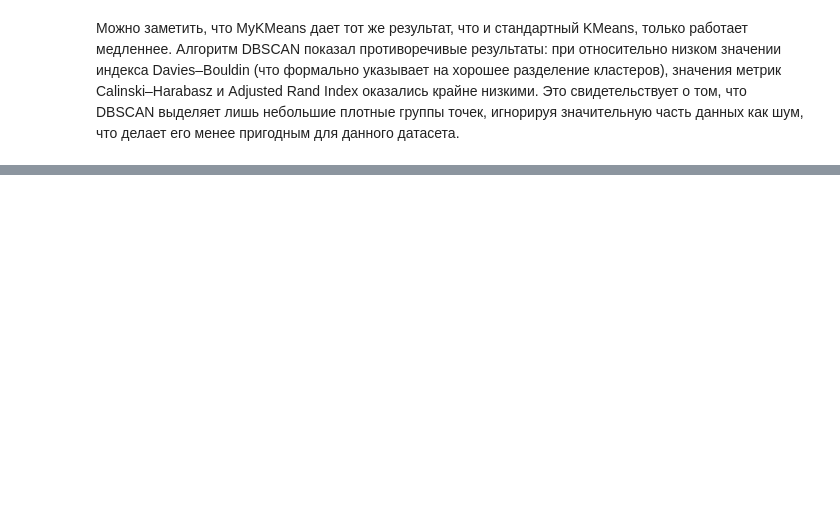
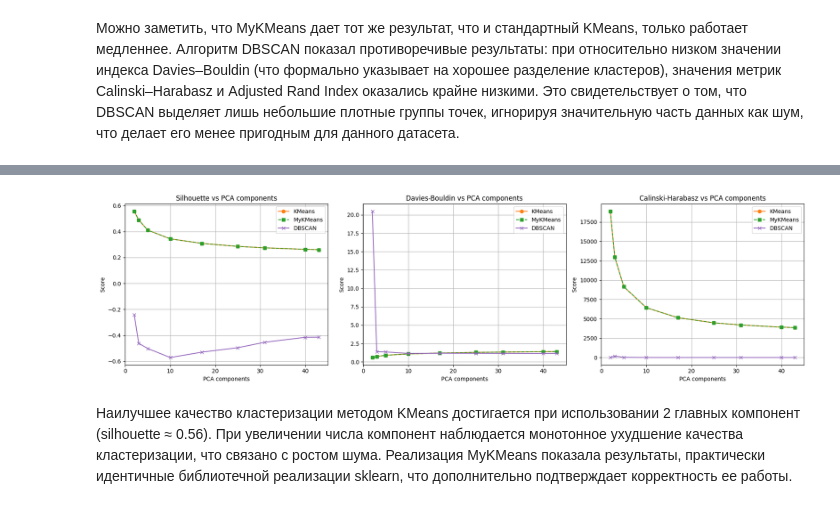
Before and after one commit to sofyak0zyreva/ml-course, a Jupyter notebook: homework/task6.ipynb, the cells around one changed output, grey strips where cells are left out. Saved outputs shown, nothing was run; the diff lists cells and outputs as text; code cells hidden in the pictures; blank space fills up the shorter version.

```diff
--- a/homework/task6.ipynb
+++ b/homework/task6.ipynb
@@ -516,0 +544,13 @@ plt.show()
+# %%
+components_list = [2, 3, 5, 10, 17, 25, 31, 40, 43]
+
+def evaluate(X, labels):
+    # игнорируем случай, когда 1 кластер
+    if len(set(labels)) <= 1:
+        return None
+
+    return {
+        "silhouette": silhouette_score(X, labels),
+        "davies_bouldin": davies_bouldin_score(X, labels),
+        "calinski_harabasz": calinski_harabasz_score(X, labels)
+    }
@@ -516,0 +577,3 @@ plt.show()
+# %%
+for r in results:
+    print(r)
@@ -516,0 +590,57 @@ plt.show()
+# %%
+n_vals = [r["n_components"] for r in results]
+
+metrics = {
+    "Silhouette": {
+        "KMeans": [r["kmeans"]["silhouette"] for r in results],
+        "MyKMeans": [r["my_kmeans"]["silhouette"] for r in results],
+        "DBSCAN": [r["dbscan"]["silhouette"] for r in results],
+        "ylabel": "Score",
+        "best": "max"
+    },
+    "Davies-Bouldin": {
+        "KMeans": [r["kmeans"]["davies_bouldin"] for r in results],
+        "MyKMeans": [r["my_kmeans"]["davies_bouldin"] for r in results],
+        "DBSCAN": [r["dbscan"]["davies_bouldin"] for r in results],
+        "ylabel": "Score",
+        "best": "min"
+    },
+    "Calinski-Harabasz": {
+        "KMeans": [r["kmeans"]["calinski_harabasz"] for r in results],
+        "MyKMeans": [r["my_kmeans"]["calinski_harabasz"] for r in results],
+        "DBSCAN": [r["dbscan"]["calinski_harabasz"] for r in results],
+        "ylabel": "Score",
+        "best": "max"
+    }
+}
+
+colors = {"KMeans": "tab:orange", "MyKMeans": "tab:green", "DBSCAN": "tab:purple"}
+markers = {"KMeans": "o", "MyKMeans": "s", "DBSCAN": "x"}
+linestyles = {"KMeans": "-", "MyKMeans": "--", "DBSCAN": "-"}
+
+fig, axes = plt.subplots(1, 3, figsize=(18, 5))
+
+for ax, (metric_name, metric_data) in zip(axes, metrics.items()):
+    for algo in ["KMeans", "MyKMeans", "DBSCAN"]:
+        ax.plot(
+            n_vals,
+            metric_data[algo],
+            label=algo,
+            color=colors[algo],
+            marker=markers[algo],
+            linestyle=linestyles[algo]
+        )
+    ax.set_title(f"{metric_name} vs PCA components")
+    ax.set_xlabel("PCA components")
+    ax.set_ylabel(metric_data["ylabel"])
+    ax.legend()
+    ax.grid()
+
+plt.tight_layout()
+plt.show()
+# %% [output]
+[figure, added]
+# %% [markdown]
+Наилучшее качество кластеризации методом KMeans достигается при использовании 2 главных компонент (silhouette ≈ 0.56).
+При увеличении числа компонент наблюдается монотонное ухудшение качества кластеризации, что связано с ростом шума.
+Реализация MyKMeans показала результаты, практически идентичные библиотечной реализации sklearn, что дополнительно подтверждает корректность ее работы.
```
Also changed, not shown: parts of 8 cells of this notebook.
